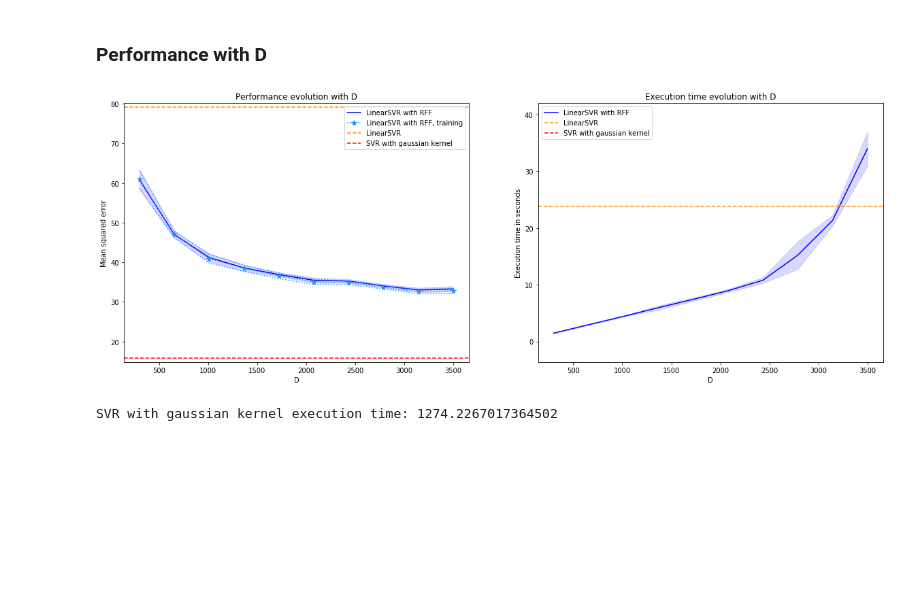
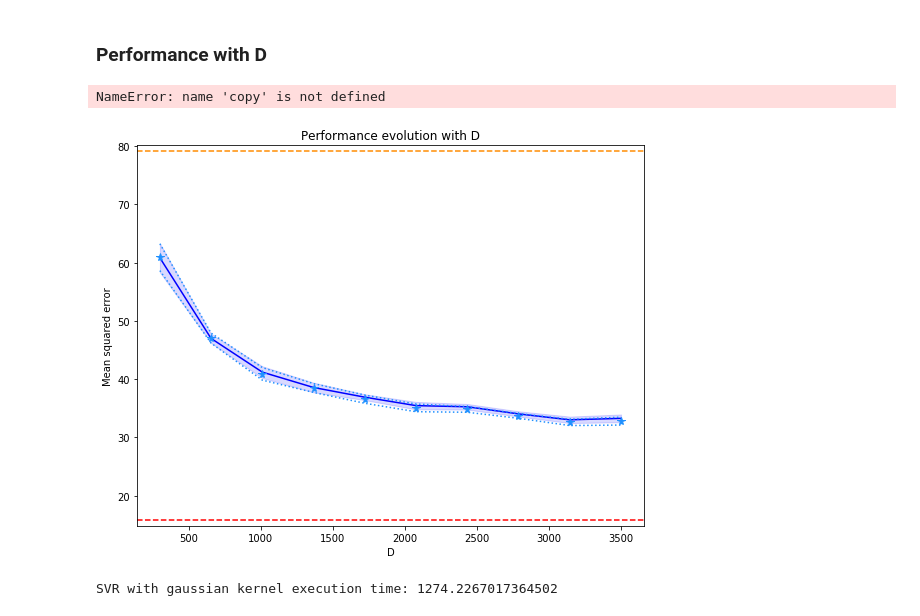
Before and after one commit to fd0r/rkhs_map670, a Jupyter notebook: Large_Scale_Learning_with_Kernels.ipynb, the cells around one changed output. Saved outputs shown, nothing was run; the diff lists cells and outputs as text; code cells hidden in the pictures; blank space fills up the shorter version.

```diff
--- a/Large_Scale_Learning_with_Kernels.ipynb
+++ b/Large_Scale_Learning_with_Kernels.ipynb
@@ -186,36 +187,39 @@ ax1.set_xlabel("D")
 ax1.set_ylabel("Mean squared error")
 
 handles, labels = ax1.get_legend_handles_labels()
-handles[1].set_linestyle(':')
+handles = [copy.copy(ha) for ha in handles ]
+handles[0].set_linewidth(7)
+#handles[1].set_linestyle(':')
 ax1.legend(loc='upper right', handles=handles, labels=labels)
 
 # Plot of the execution time
 
 ax2 = plt.subplot(1,2,2)
 
 y_max = max(max(np.mean(times_rff, axis=1) + np.std(times_rff, axis=1)),time_lin)+5
 y_min = min(min(np.mean(times_rff, axis=1) - np.std(times_rff, axis=1)),time_lin)-5
 
 ax2.set_ylim(y_min, y_max)
 
 ax2.plot(list_D, np.mean(times_rff, axis=1), '-', color='blue', label='LinearSVR with RFF')
 ax2.fill_between(list_D, np.mean(times_rff, axis=1) - np.std(times_rff, axis=1),
                  np.mean(times_rff, axis=1) + np.std(times_rff, axis=1),
                  color='blue', alpha=0.15)
 
 ax2.axhline(y=time_lin, color='darkorange', linestyle='--', label='LinearSVR')
 ax2.axhline(y=time_gauss, color='r', linestyle='--', label='SVR with gaussian kernel')
 
 ax2.set_title("Execution time evolution with D")
 ax2.set_xlabel("D")
 ax2.set_ylabel("Execution time in seconds")
 
 ax2.legend(loc='upper left')
 
 plt.savefig("D_influence_CT")
 plt.show()
 # %% [output]
+NameError: name 'copy' is not defined
-[figure, old version]
+[figure, new version]
 # %%
 print("SVR with gaussian kernel execution time:", time_gauss)
 # %% [output]
```
Also changed, not shown: parts of 1 cell of this notebook.
